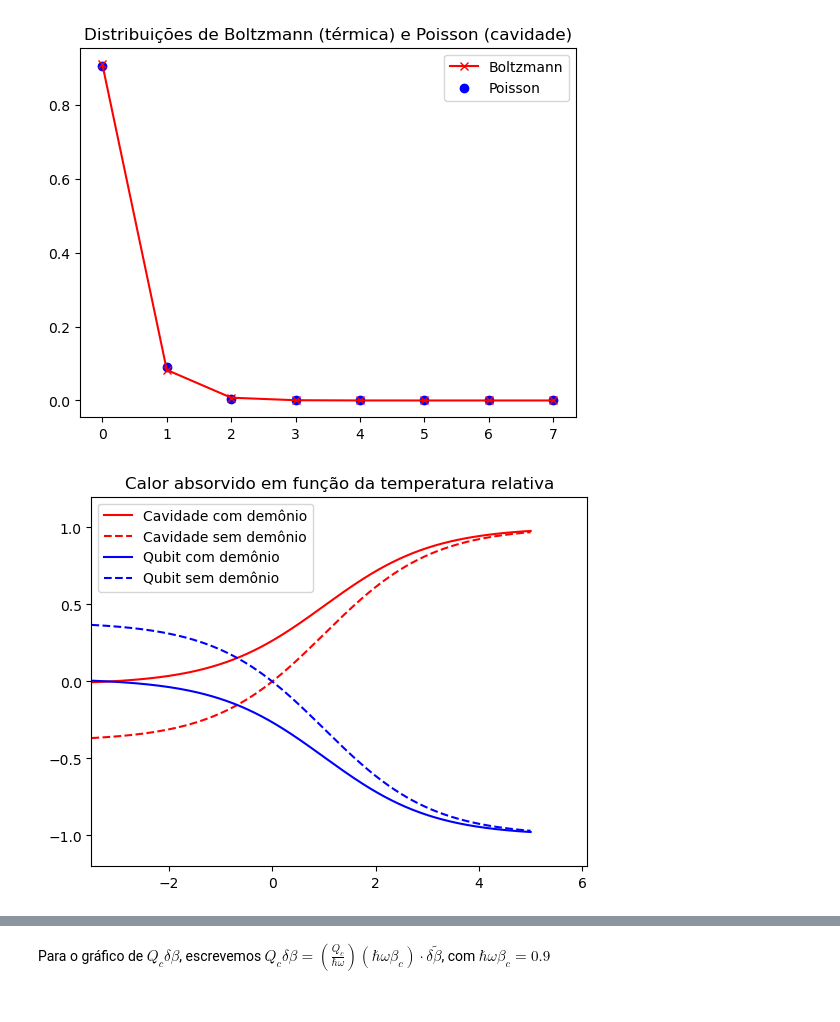
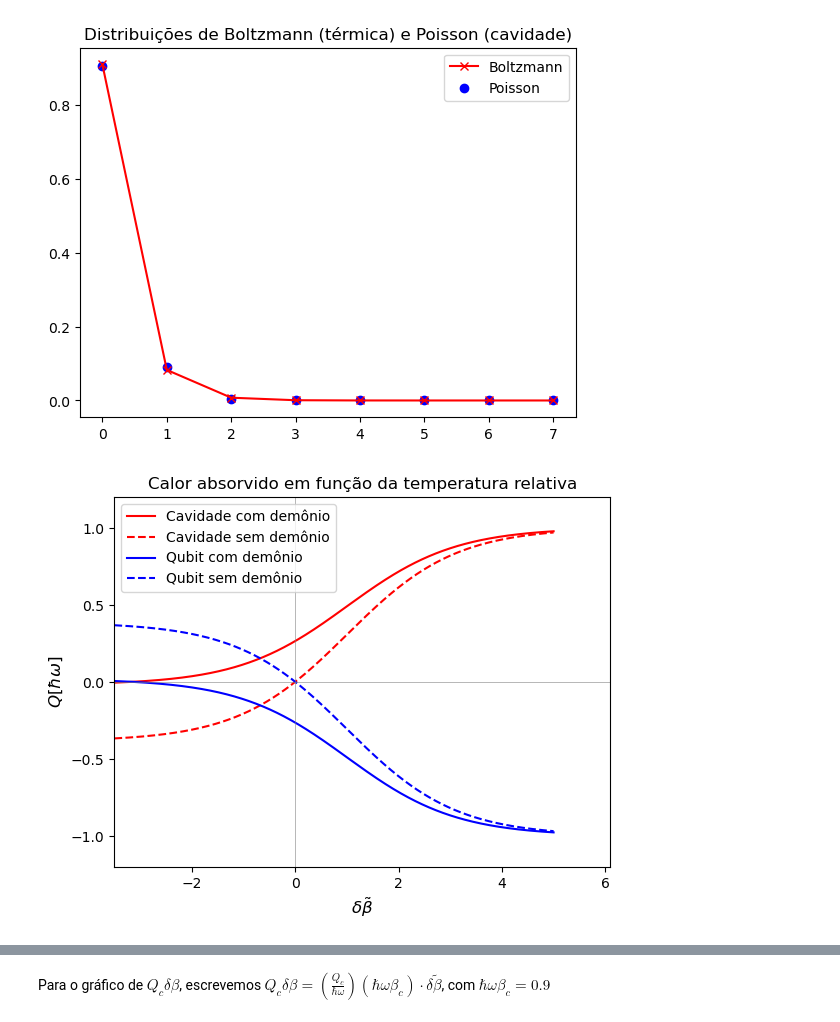
Before and after one commit to victoormsales/Maxwells_Demon, a Jupyter notebook: Notebooks/QuTip.ipynb, the cells around one changed output, grey strips where cells are left out. Drawn from its saved outputs; the diff is of its cells as text; code cells hidden in the pictures.

```diff
--- a/Notebooks/QuTip.ipynb
+++ b/Notebooks/QuTip.ipynb
@@ -109,34 +109,38 @@ for j in range(0,N):
     n_f_lista_sdem[j] = n_f_sd
     n_f_d = 0
     n_f_sd = 0
 
 #Calculando lista final:
 
 delta_n_dem = n_f_lista_dem - n_0
 delta_n_sdem = n_f_lista_sdem - n_0
 
 #Calculando o calor recebido pelo qubit:
 
 p_e_final_dem = (1-eta)*(1-P_c[0])*(1-p_e) #com demonio
 p_e_final_sdem = (1-P_c[0])*(1-p_e) #sem demonio
 delta_p_e_dem = p_e_final_dem - p_e
 delta_p_e_sdem = p_e_final_sdem - p_e
 
 #Plotando resultados...
 
 plt.plot(delta_beta, delta_n_dem, color='red', label='Cavidade com demônio')
 plt.plot(delta_beta, delta_n_sdem, '--', color='red', label='Cavidade sem demônio')
 plt.plot(delta_beta, delta_p_e_dem, color='blue', label='Qubit com demônio')
 plt.plot(delta_beta, delta_p_e_sdem, '--', color='blue', label='Qubit sem demônio')
 plt.ylim([-1.2, 1.2])
 plt.xlim([-3.5, 6.1])
 plt.title('Calor absorvido em função da temperatura relativa')
+plt.axhline(y = 0, color = 'gray', linewidth = 0.4)
+plt.axvline(x = 0, color = 'gray', linewidth = 0.4)
+plt.xlabel(r'$\delta\tilde{\beta}$', size=12)
+plt.ylabel(r'$Q[\hbar\omega]$', size=12)
 plt.legend()
 plt.show()
 
 #aaaa
 # %% [output]
-[figure, old version]
+[figure, new version]
 # %%
 #Calculando informação mútua
 
```
Also changed, not shown: parts of 7 cells of this notebook.
